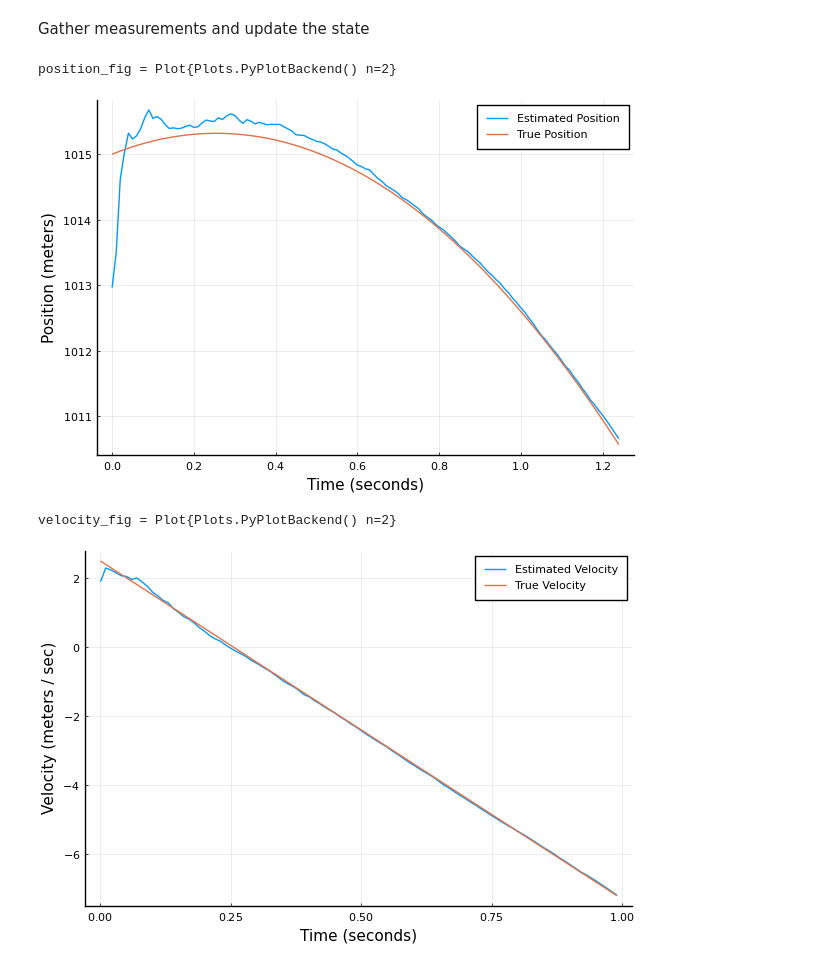
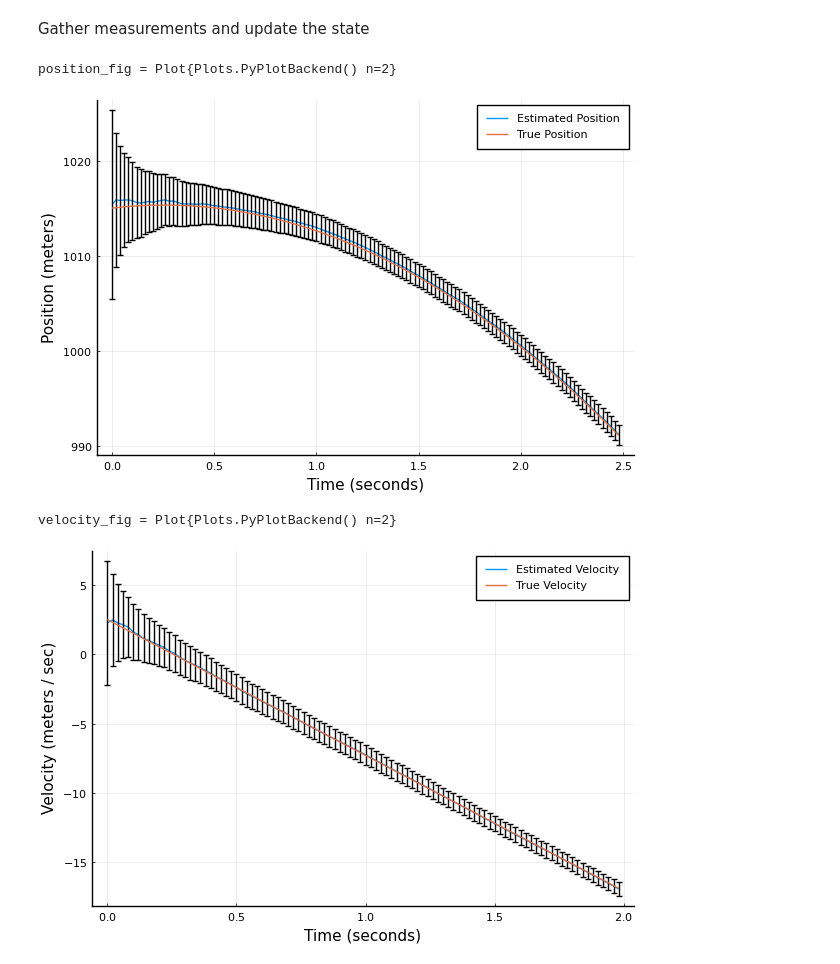
Before and after one commit to hoganman/kalmanfilterjl, a Jupyter notebook: constantaccel.ipynb, the cells around one changed output. Saved outputs shown, nothing was run; the diff lists cells and outputs as text; code cells hidden in the pictures.

```diff
--- a/constantaccel.ipynb
+++ b/constantaccel.ipynb
@@ -8,4 +17,4 @@ include("kalmanflt.jl");
 # %%
 time_steps = 125
-delta_time_sec = 0.01  # sec
-accel_ms2 = 9.8  # meter / sec / sec
+delta_time_sec = 0.02  # sec
+accel_ms2 = 9.8;  # meter / sec / sec
@@ -167,25 +159,27 @@ end
 # %%
 position_fig = plot(
     time_axis_sec,
     [s.state[1] for s in states_fcn_time],
+    yerr=[sqrt(s.cov[1, 1]) for s in states_fcn_time],
     label="Estimated Position"
 )
 plot!(
     time_axis_sec,
     true_state_fcn_time[1, :],
     label="True Position"
 )
 xlabel!("Time (seconds)")
 ylabel!("Position (meters)")
 @show position_fig
 # %% [output]
 position_fig = Plot{Plots.PyPlotBackend() n=2}
-[figure, old version]
+[figure, new version]
 # %%
 num_points = 100
 velocity_fig = plot(
     time_axis_sec[1:num_points],
     [t.state[2] for t in states_fcn_time[1:num_points]],
+    yerr=[sqrt(t.cov[2,2]) for t in states_fcn_time[1:num_points]],
     label="Estimated Velocity"
 )
 plot!(
@@ -198,4 +192,4 @@ ylabel!("Velocity (meters / sec)")
 @show velocity_fig
 # %% [output]
 velocity_fig = Plot{Plots.PyPlotBackend() n=2}
-[figure, old version]
+[figure, new version]
```
Also changed, not shown: parts of 11 cells of this notebook.
